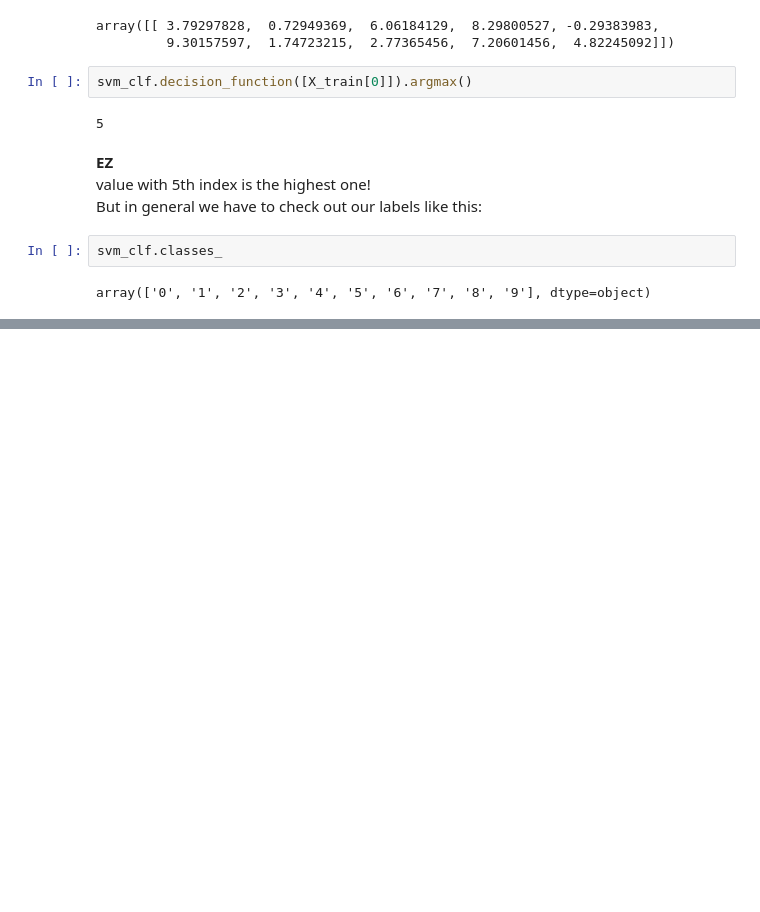
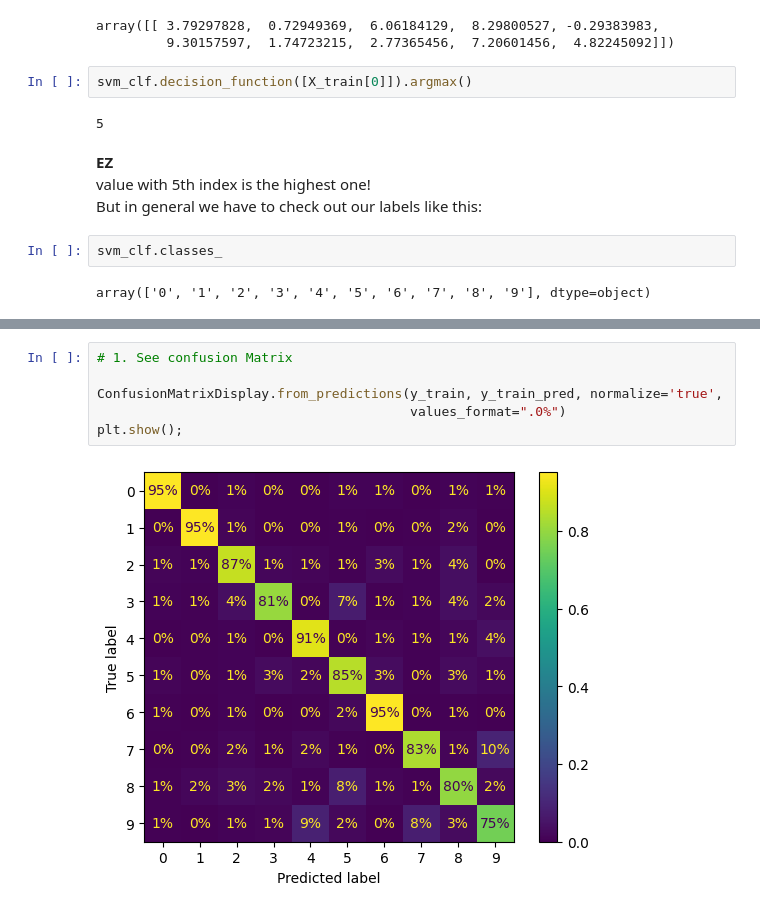
Before and after one commit to Venchislaw/LearningAI, a Jupyter notebook: HandsOnML/Classification.ipynb, the cells around one changed output, grey strips where cells are left out. Saved outputs shown, nothing was run; the diff lists cells and outputs as text; blank space fills up the shorter version.

```diff
--- a/HandsOnML/Classification.ipynb
+++ b/HandsOnML/Classification.ipynb
@@ -392,0 +462,8 @@ array(['0', '1', '2', '3', '4', '5', '6', '7', '8', '9'], dtype=object)
+# %%
+# 1. See confusion Matrix
+
+ConfusionMatrixDisplay.from_predictions(y_train, y_train_pred, normalize='true',
+                                        values_format=".0%")
+plt.show();
+# %% [output]
+[figure, added]
```
Also changed, not shown: parts of 12 cells of this notebook.
